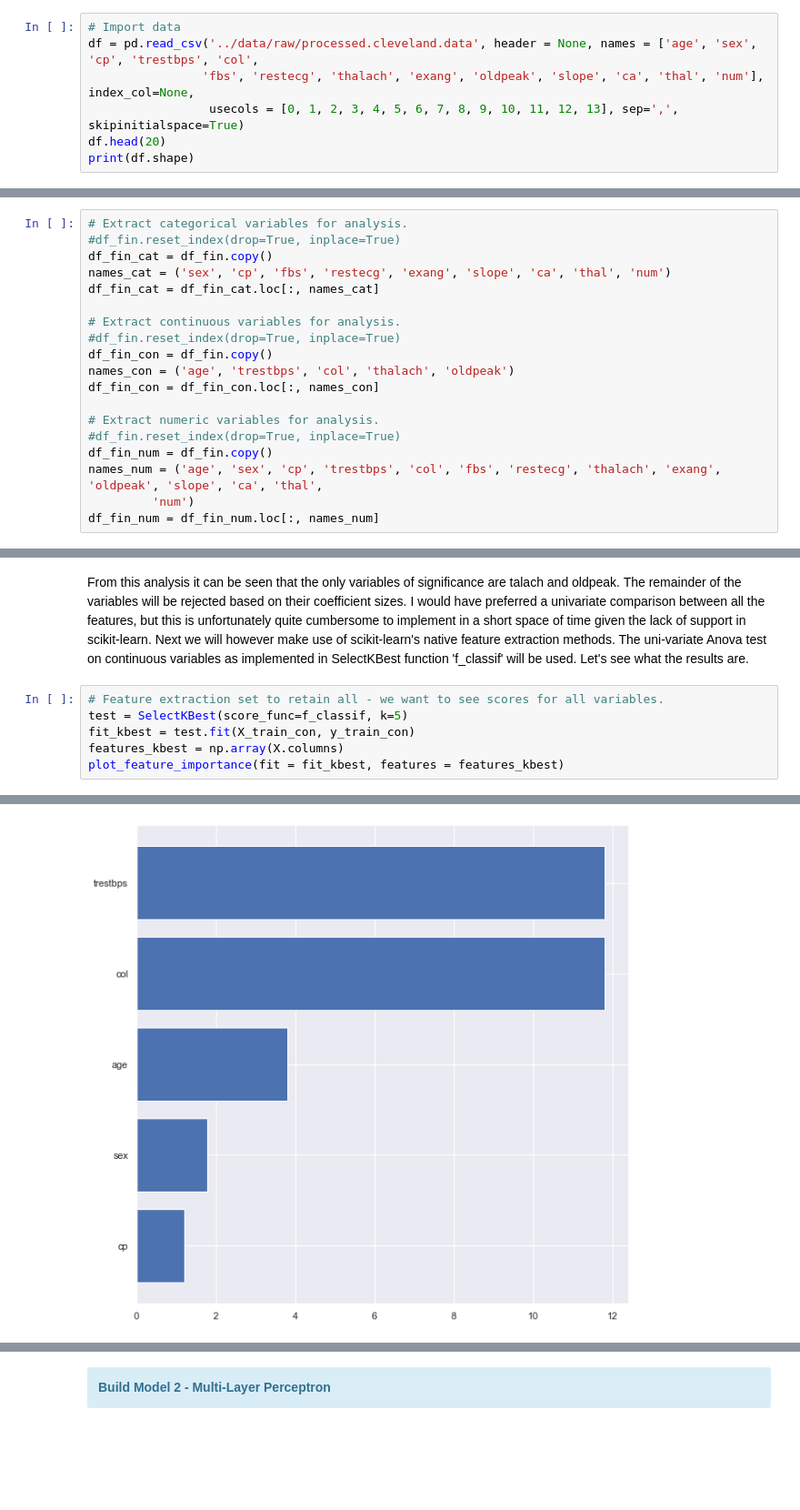
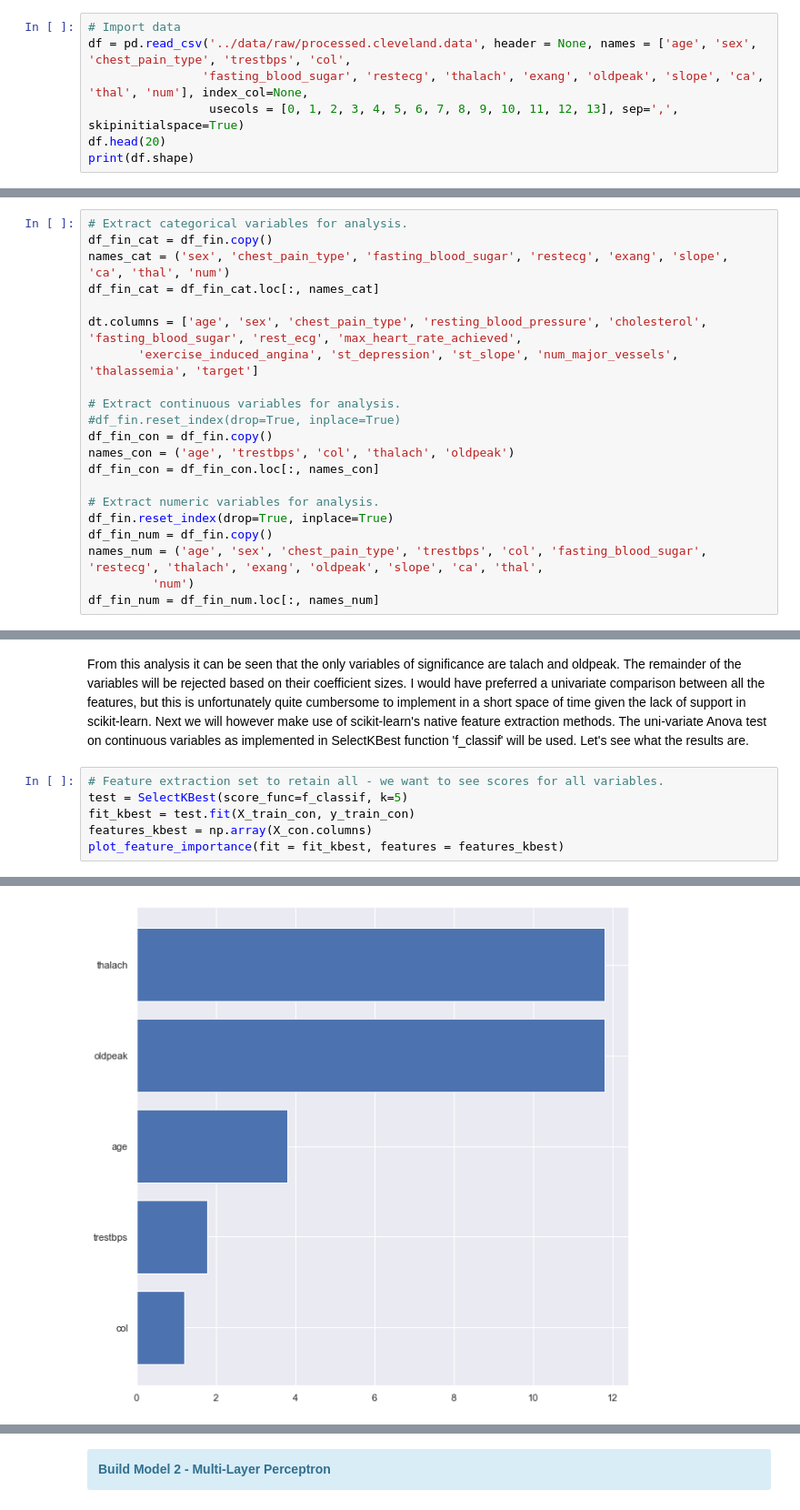
Before and after one commit to LourensWalters/cor_art_dis, a Jupyter notebook: cor_art_dis/notebooks/explore_data_2020_10_24_lw.ipynb, the cells around one changed output, grey strips where cells are left out. Shown at 91% size. Drawn from its saved outputs; the diff is of its cells as text; blank space fills up the shorter version.

```diff
--- a/cor_art_dis/notebooks/explore_data_2020_10_24_lw.ipynb
+++ b/cor_art_dis/notebooks/explore_data_2020_10_24_lw.ipynb
@@ -123,8 +123,8 @@ The autoreload extension is already loaded. To reload it, use:
 </div>
 # %%
 # Import data
-df = pd.read_csv('../data/raw/processed.cleveland.data', header = None, names = ['age', 'sex', 'cp', 'trestbps', 'col',
-                'fbs', 'restecg', 'thalach', 'exang', 'oldpeak', 'slope', 'ca', 'thal', 'num'], index_col=None,
+df = pd.read_csv('../data/raw/processed.cleveland.data', header = None, names = ['age', 'sex', 'chest_pain_type', 'trestbps', 'col',
+                'fasting_blood_sugar', 'restecg', 'thalach', 'exang', 'oldpeak', 'slope', 'ca', 'thal', 'num'], index_col=None,
                  usecols = [0, 1, 2, 3, 4, 5, 6, 7, 8, 9, 10, 11, 12, 13], sep=',', skipinitialspace=True)
 df.head(20)
 print(df.shape)
@@ -332,9 +333,11 @@ We now extract data according levels of measurement first to ease analysis.
 # %%
 # Extract categorical variables for analysis.
-#df_fin.reset_index(drop=True, inplace=True)
 df_fin_cat = df_fin.copy()
-names_cat = ('sex', 'cp', 'fbs', 'restecg', 'exang', 'slope', 'ca', 'thal', 'num')
+names_cat = ('sex', 'chest_pain_type', 'fasting_blood_sugar', 'restecg', 'exang', 'slope', 'ca', 'thal', 'num')
 df_fin_cat = df_fin_cat.loc[:, names_cat]
+
+dt.columns = ['age', 'sex', 'chest_pain_type', 'resting_blood_pressure', 'cholesterol', 'fasting_blood_sugar', 'rest_ecg', 'max_heart_rate_achieved',
+       'exercise_induced_angina', 'st_depression', 'st_slope', 'num_major_vessels', 'thalassemia', 'target']
 
 # Extract continuous variables for analysis.
 #df_fin.reset_index(drop=True, inplace=True)
@@ -343,9 +346,9 @@ names_con = ('age', 'trestbps', 'col', 'thalach', 'oldpeak')
 df_fin_con = df_fin_con.loc[:, names_con]
 
 # Extract numeric variables for analysis.
-#df_fin.reset_index(drop=True, inplace=True)
+df_fin.reset_index(drop=True, inplace=True)
 df_fin_num = df_fin.copy()
-names_num = ('age', 'sex', 'cp', 'trestbps', 'col', 'fbs', 'restecg', 'thalach', 'exang', 'oldpeak', 'slope', 'ca', 'thal',
+names_num = ('age', 'sex', 'chest_pain_type', 'trestbps', 'col', 'fasting_blood_sugar', 'restecg', 'thalach', 'exang', 'oldpeak', 'slope', 'ca', 'thal',
          'num')
 df_fin_num = df_fin_num.loc[:, names_num]
 # %% [markdown]
@@ -716,6 +717,6 @@ are.
 # Feature extraction set to retain all - we want to see scores for all variables.
 test = SelectKBest(score_func=f_classif, k=5)
 fit_kbest = test.fit(X_train_con, y_train_con)
-features_kbest = np.array(X.columns)
+features_kbest = np.array(X_con.columns)
 plot_feature_importance(fit = fit_kbest, features = features_kbest)
 # %% [output]
@@ -727,3 +728,3 @@ Feature:         cp     Score:  1.20672
-[figure, old version]
+[figure, new version]
 # %% [markdown]
 We will now consider the categorical variables. Again the SelectKBest method will be used, but this time the
```
Also changed, not shown: parts of 18 cells of this notebook, 4 other files.
